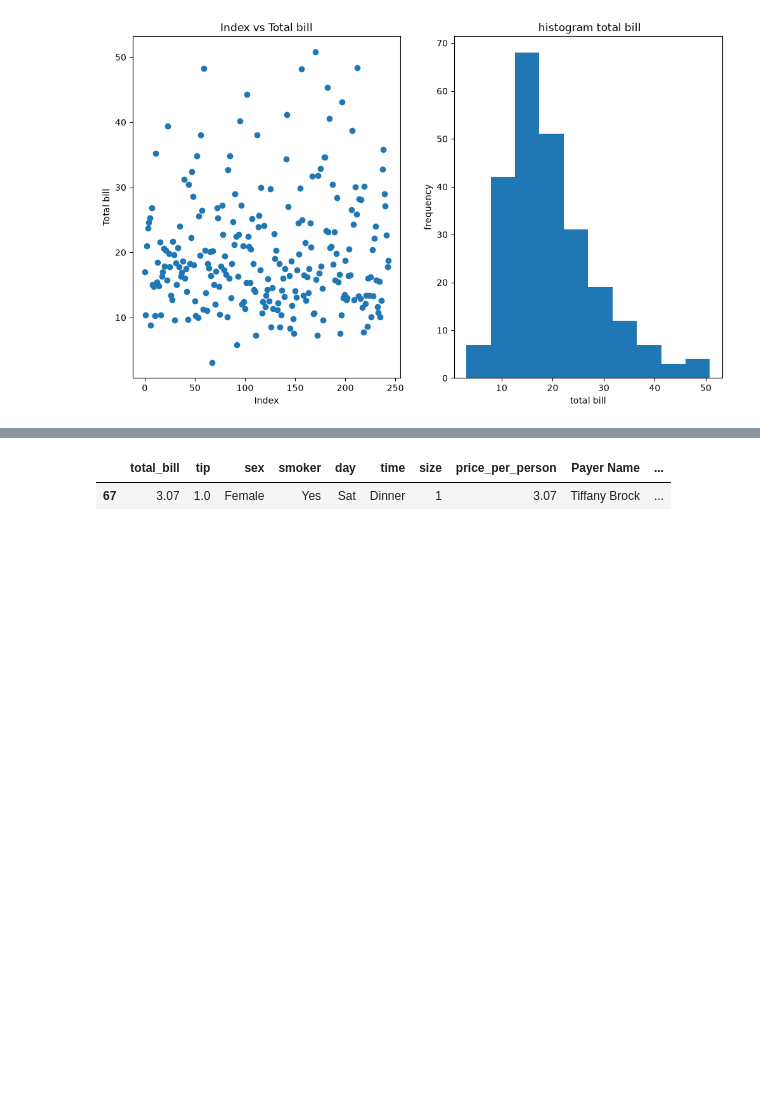
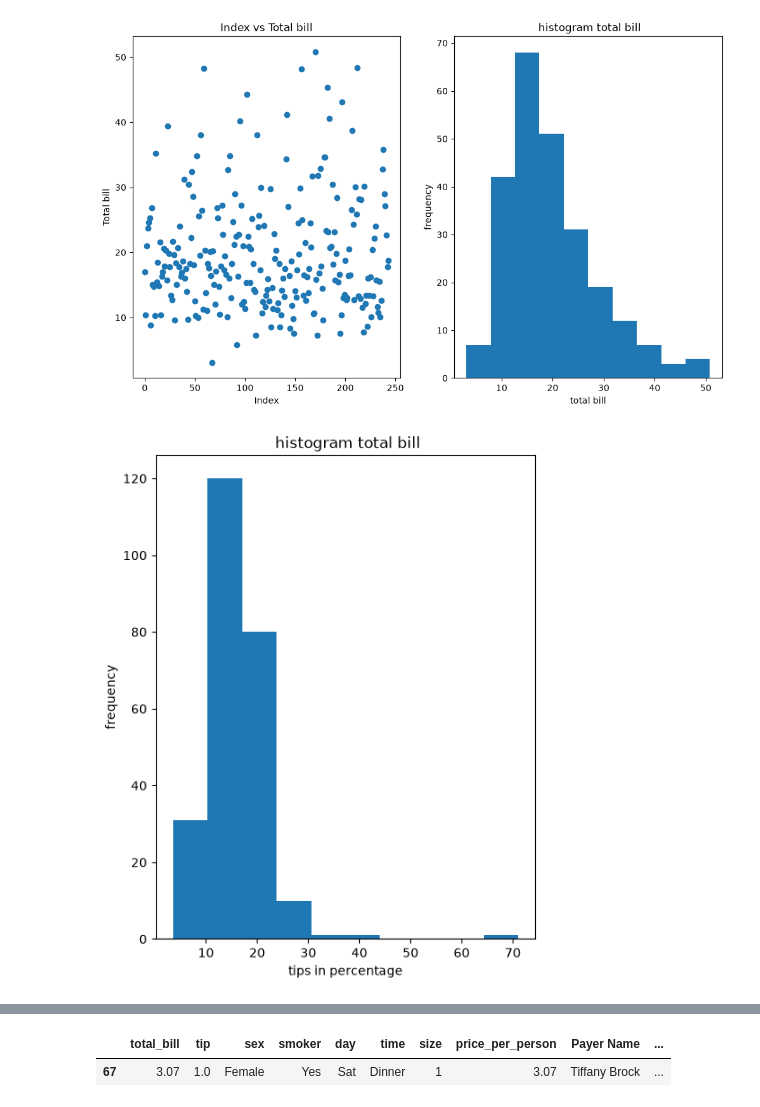
Before and after one commit to wendyzhang888/python-study-note, a Jupyter notebook: 07_homework.ipynb, the cells around one changed output, grey strips where cells are left out. Cells and saved outputs as stored; diff of their text form; code cells hidden in the pictures; blank space fills up the shorter version.

```diff
--- a/07_homework.ipynb
+++ b/07_homework.ipynb
@@ -44,3 +44,13 @@ plt.title(' histogram total bill')
 plt.show()
 # %% [output]
 [figure]
+# %%
+plt.figure(figsize=(12,7))
+plt.subplot(1,2,2)
+plt.hist(df['tips in percentage'])
+plt.xlabel('tips in percentage')
+plt.ylabel('frequency')
+plt.title(' histogram total bill')
+plt.show()
+# %% [output]
+[figure, added]
```
Also changed, not shown: parts of 2 cells of this notebook.
